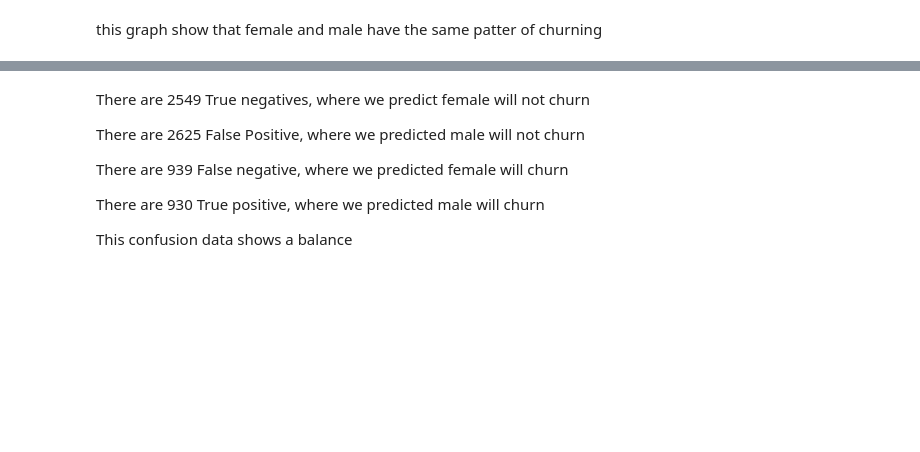
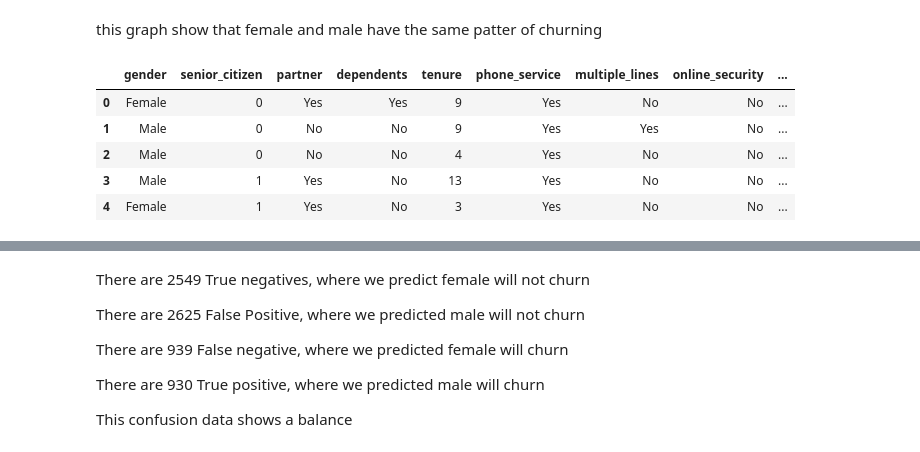
Before and after one commit to Thoai-Adam/ClassificationProject, a Jupyter notebook: final_project.ipynb, the cells around one changed output, grey strips where cells are left out. Saved outputs shown, nothing was run; the diff lists cells and outputs as text; code cells hidden in the pictures; blank space fills up the shorter version.

```diff
--- a/final_project.ipynb
+++ b/final_project.ipynb
@@ -822,3 +822,12 @@ plt.show()
 this graph show that female and male have the same patter of churning
 # %% [markdown]
 this graph show that female and male have the same patter of churning
+# %%
+df.head()
+# %% [output]
+|  | gender | senior_citizen | partner | dependents | tenure | phone_service | multiple_lines | online_security | ... |
+| 0 | Female | 0 | Yes | Yes | 9 | Yes | No | No | ... |
+| 1 | Male | 0 | No | No | 9 | Yes | Yes | No | ... |
+| 2 | Male | 0 | No | No | 4 | Yes | No | No | ... |
+| 3 | Male | 1 | Yes | No | 13 | Yes | No | No | ... |
+| 4 | Female | 1 | Yes | No | 3 | Yes | No | No | ... |
```
Also changed, not shown: parts of 39 cells of this notebook.
